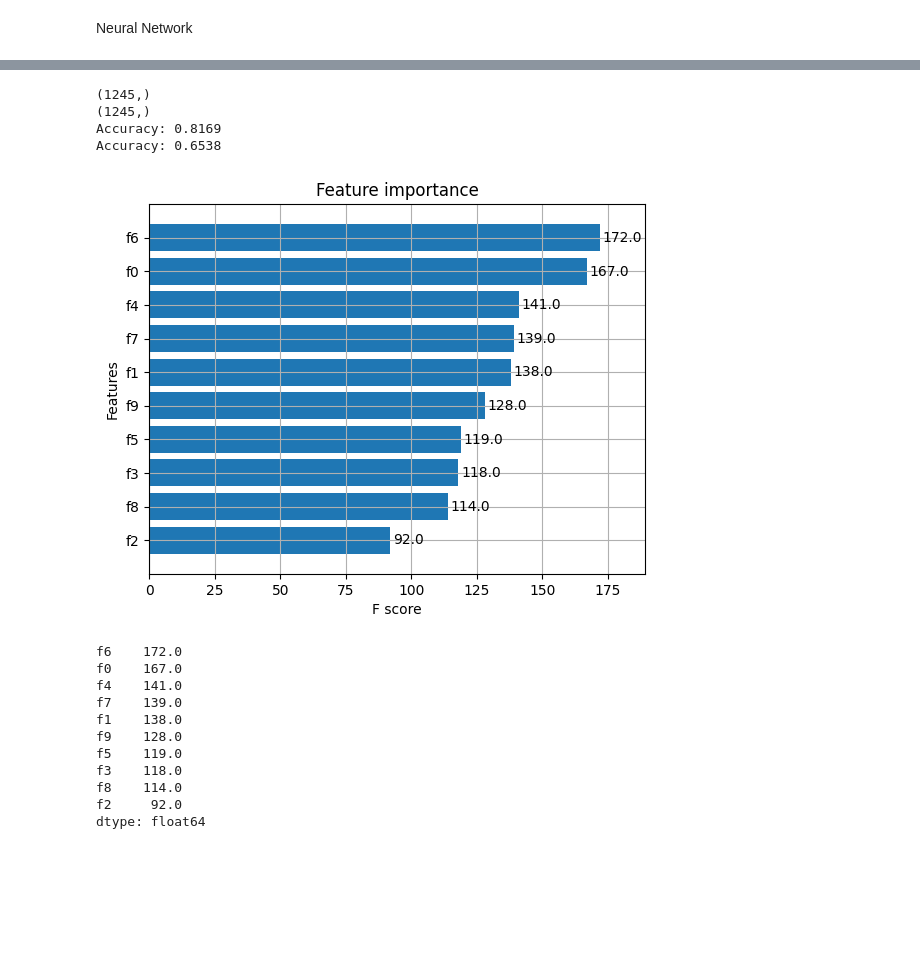
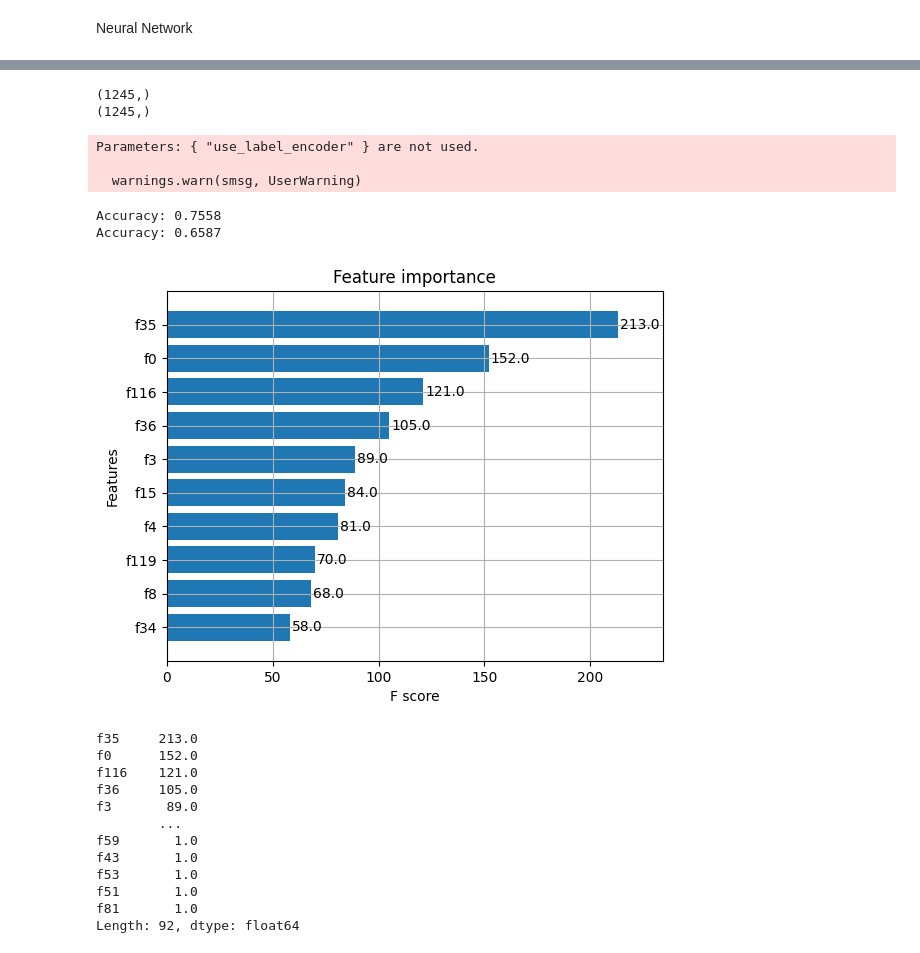
Before and after one commit to garg-ankush/internet-use-kaggle-comptetition, a Jupyter notebook: notebooks/FinalProjectNotebook-Bradley.ipynb, the cells around one changed output, grey strips where cells are left out. Drawn from its saved outputs; the diff is of its cells as text; code cells hidden in the pictures; blank space fills up the shorter version.

```diff
--- a/notebooks/FinalProjectNotebook-Bradley.ipynb
+++ b/notebooks/FinalProjectNotebook-Bradley.ipynb
@@ -180,10 +180,11 @@ categorical_columns = ['Basic_Demos-Enroll_Season',
 # List of columns to remove
 #columns_to_remove = ['Fitness_Endurance-Season', 'FGC-FGC_GSND_Zone', 'FGC-FGC_GSD_Zone', 'PAQ_A-Season', 'PAQ_C-Season']
 #columns_to_remove = ['BIA-BIA_Frame_num', 'FGC-FGC_SRL_Zone', 'FGC-FGC_SRR_Zone', 'PreInt_EduHx-computerinternet_hoursday']
-columns_to_remove = ['BIA-BIA_Frame_num', 'FGC-FGC_SRL_Zone', 'FGC-FGC_SRR_Zone', 'PreInt_EduHx-computerinternet_hoursday', 'FGC-FGC_GSND_Zone', 'FGC-FGC_GSD_Zone', 'PAQ_A-Season']
+#columns_to_remove = ['BIA-BIA_Frame_num', 'FGC-FGC_SRL_Zone', 'FGC-FGC_SRR_Zone', 'PreInt_EduHx-computerinternet_hoursday', 'FGC-FGC_GSND_Zone', 'FGC-FGC_GSD_Zone', 'PAQ_A-Season']
 #columns_to_remove = ['FGC-FGC_GSND_Zone', 'FGC-FGC_GSD_Zone', 'PAQ_A-Season']
+#columns_to_remove = ['Fitness_Endurance-Season', 'FGC-FGC_GSND_Zone', 'FGC-FGC_GSD_Zone', 'PAQ_A-Season']
 # Remove columns by filtering them out
-categorical_columns = [col for col in categorical_columns if col not in columns_to_remove]
+#categorical_columns = [col for col in categorical_columns if col not in columns_to_remove]
 
 
 encoder = OneHotEncoder(handle_unknown = 'ignore', sparse_output = False)
@@ -417,20 +401,20 @@ Validation accuracy: 0.6562
 #XGBoost
 # Initialize and train the XGBoost model
 model = xgb.XGBClassifier(
-    objective='multi:softmax',  # Multi-class classification
-    num_class=4,                # Number of classes in target
-    eval_metric='mlogloss',      # Multi-class log loss
+    objective='binary:logistic',  # Multi-class classification
+    #num_class=1,                # Number of classes in target
+    eval_metric='logloss',      # Multi-class log loss
     use_label_encoder=False,    # Avoid label encoder warning
     learning_rate=0.01,          # Learning rate
-    max_depth=4,                # Depth of trees
-    n_estimators=1000,           # Number of boosting rounds (trees)
+    max_depth=3,                # Depth of trees
+    n_estimators=300,           # Number of boosting rounds (trees)
     subsample=0.8,              # Fraction of samples used per tree
     colsample_bytree=0.8,       # Fraction of features used per tree
     seed=1234                     # Random seed for reproducibility
 )
 
-params = {'max_depth': 3, 'n_estimators': 202, 'learning_rate': 0.07956777025142073, 'subsample': 0.8197358255094112, 'colsample_bytree': 0.645036755035947}
-model = xgb.XGBClassifier(**params)
+#params = {'max_depth': 3, 'n_estimators': 202, 'learning_rate': 0.07956777025142073, 'subsample': 0.8197358255094112, 'colsample_bytree': 0.645036755035947}
+#model = xgb.XGBClassifier(**params)
 
 # Fit the model
 print(y_train.shape)
@@ -446,47 +430,51 @@ y_pred = model.predict(X_train)
 accuracy = accuracy_score(y_train, y_pred)
 print(f'Accuracy: {accuracy:.4f}')
 
 # Make predictions on the val set
 y_pred = model.predict(X_val)
 
 # Evaluate the model accuracy
 accuracy = accuracy_score(y_val, y_pred)
 print(f'Accuracy: {accuracy:.4f}')
 
 # Plot feature importance
 xgb.plot_importance(model, importance_type='weight', max_num_features=10, height=0.8)
 plt.show()
 
 # Assuming you have a list of feature names (e.g., from X_train's columns)
 #print(X_train.columns)
 feature_names = X_train.columns if isinstance(X_train, pd.DataFrame) else [f'f{i}' for i in range(X_train.shape[1])]
 
 # Get the feature importances
 importance = model.get_booster().get_score(importance_type='weight')
 
 # Map feature importances to the actual feature names
 importance_df = pd.Series(importance).sort_values(ascending=False)
 importance_df.index = [feature_names[int(i[1:])] for i in importance_df.index]
 
 # Print the sorted feature importances with actual names
 print(importance_df)
 # %% [output]
 (1245,)
 (1245,)
-Accuracy: 0.8169
-Accuracy: 0.6538
+Parameters: { "use_label_encoder" } are not used.
+
+  warnings.warn(smsg, UserWarning)
+Accuracy: 0.7558
+Accuracy: 0.6587
-[figure, old version]
+[figure, new version]
-f6    172.0
-f0    167.0
-f4    141.0
-f7    139.0
-f1    138.0
-f9    128.0
-f5    119.0
-f3    118.0
-f8    114.0
-f2     92.0
-dtype: float64
+f35     213.0
+f0      152.0
+f116    121.0
+f36     105.0
+f3       89.0
+        ...
+f59       1.0
+f43       1.0
+f53       1.0
+f51       1.0
+f81       1.0
+Length: 92, dtype: float64
 # %%
 #Feature Analysis
 # Calculate the correlation matrix
```
Also changed, not shown: parts of 6 cells of this notebook, 1 other file.
